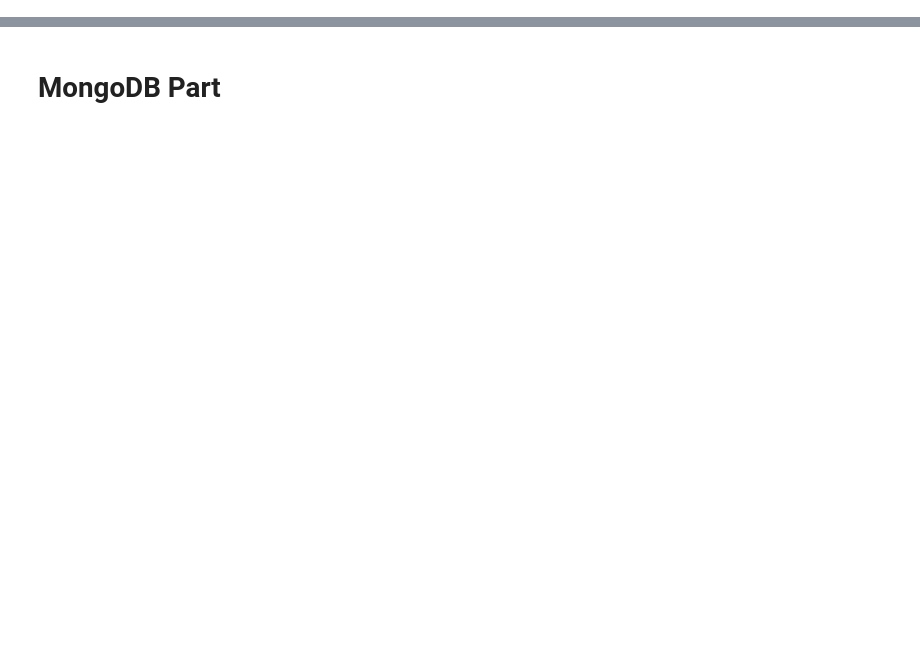
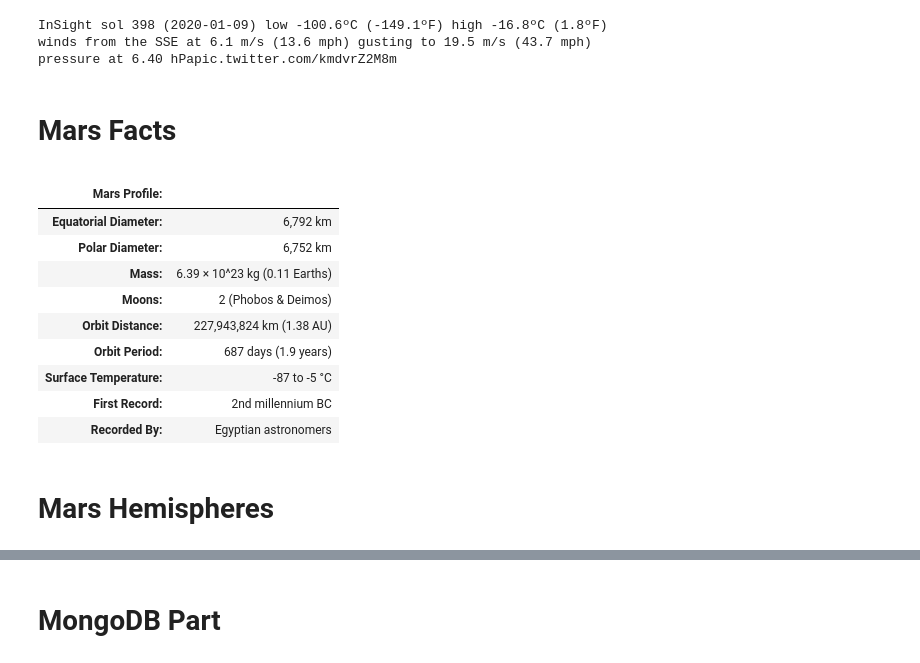
Before and after one commit to DutchDS/Web-Scraping-Challenge, a Jupyter notebook: Missions_To_Mars/mission_to_mars.ipynb, the cells around one changed output, grey strips where cells are left out. Saved outputs shown, nothing was run; the diff lists cells and outputs as text; code cells hidden in the pictures; blank space fills up the shorter version.

```diff
--- a/Missions_To_Mars/mission_to_mars.ipynb
+++ b/Missions_To_Mars/mission_to_mars.ipynb
@@ -61,0 +130,29 @@ Scraping Complete
+# %%
+mars_weather = soup.find('p', class_="TweetTextSize TweetTextSize--normal js-tweet-text tweet-text").text
+print(mars_weather)
+# %% [output]
+InSight sol 398 (2020-01-09) low -100.6ºC (-149.1ºF) high -16.8ºC (1.8ºF)
+winds from the SSE at 6.1 m/s (13.6 mph) gusting to 19.5 m/s (43.7 mph)
+pressure at 6.40 hPapic.twitter.com/kmdvrZ2M8m
+# %% [markdown]
+# Mars Facts
+# %%
+url = 'https://space-facts.com/mars/'
+tables = pd.read_html(url)
+facts = pd.DataFrame(tables[0])
+facts.columns = ['Mars Profile:','']
+facts = facts.set_index('Mars Profile:')
+# %%
+facts
+# %% [output]
+|  |  |
+| Mars Profile: |  |
+| Equatorial Diameter: | 6,792 km |
+| Polar Diameter: | 6,752 km |
+| Mass: | 6.39 × 10^23 kg (0.11 Earths) |
+| Moons: | 2 (Phobos & Deimos) |
+| Orbit Distance: | 227,943,824 km (1.38 AU) |
+| Orbit Period: | 687 days (1.9 years) |
+| Surface Temperature: | -87 to -5 °C |
+| First Record: | 2nd millennium BC |
+| Recorded By: | Egyptian astronomers |
@@ -61,0 +161,2 @@ Scraping Complete
+# %% [markdown]
+# Mars Hemispheres
```
Also changed, not shown: parts of 35 cells of this notebook, 1 other file.
